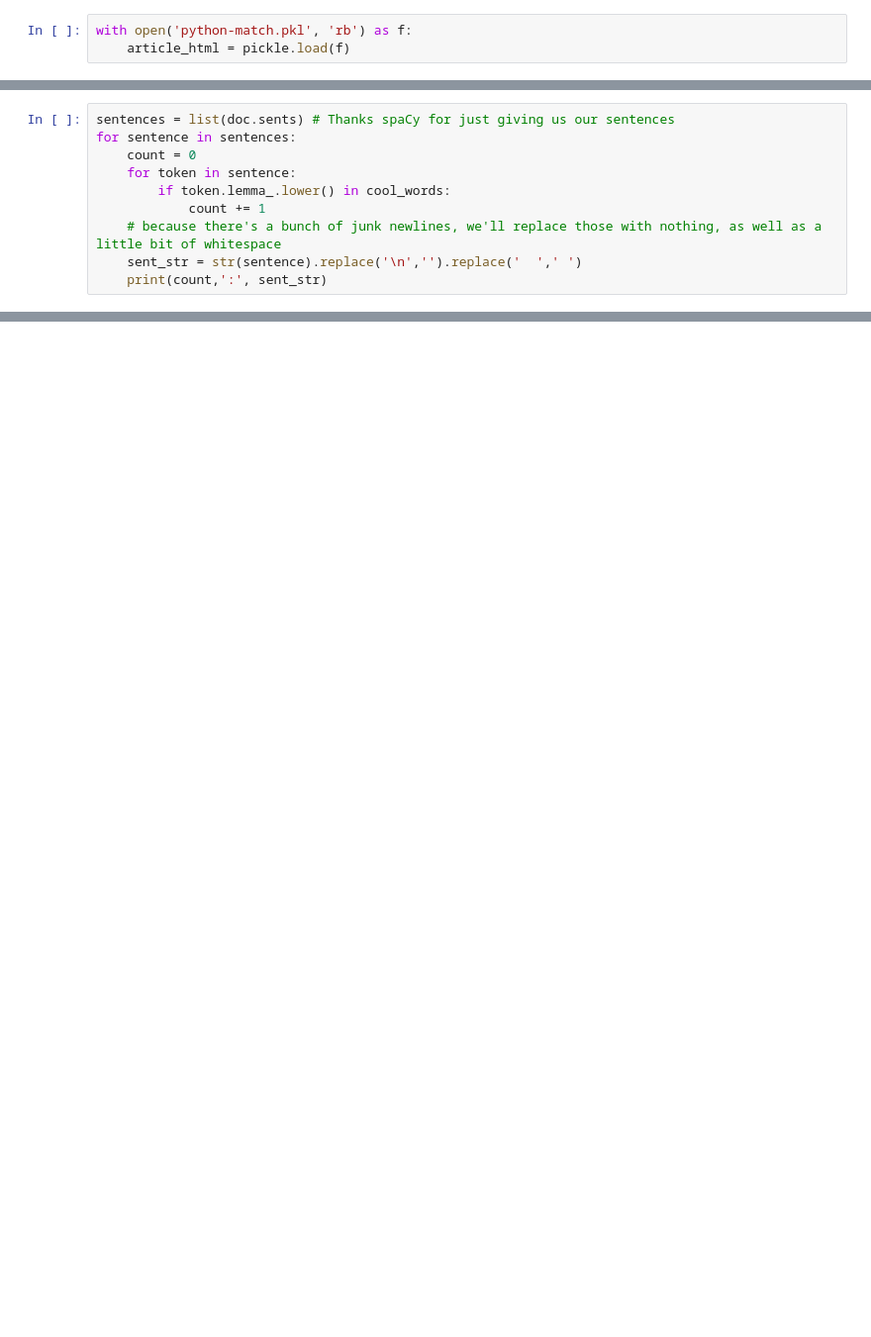
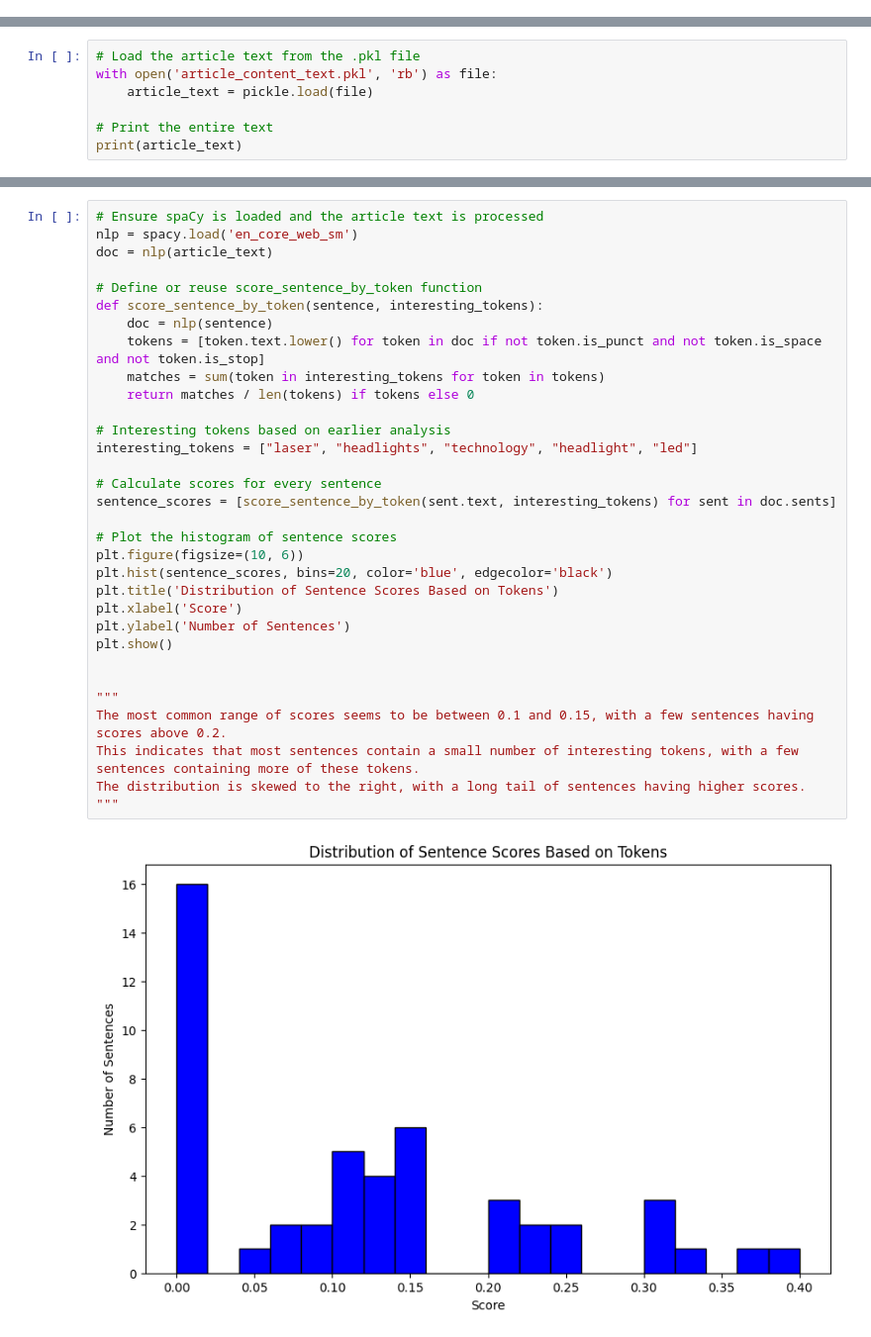
Before and after one commit to dgraves4/web-scraping, a Jupyter notebook: web_scraping.ipynb, the cells around one changed output, grey strips where cells are left out. Shown at 99% size. Drawn from its saved outputs; the diff is of its cells as text; blank space fills up the shorter version.

Commit message:
add assignment content and html export

```diff
--- a/web_scraping.ipynb
+++ b/web_scraping.ipynb
@@ -110,3 +50,0 @@ with open('python-match.pkl', 'wb') as f:
-# %%
-with open('python-match.pkl', 'rb') as f:
-    article_html = pickle.load(f)
@@ -260,10 +50,0 @@ As an experiment, let's see how many words in each sentence are important (or "c
-# %%
-sentences = list(doc.sents) # Thanks spaCy for just giving us our sentences
-for sentence in sentences:
-    count = 0
-    for token in sentence:
-        if token.lemma_.lower() in cool_words:
-            count += 1
-    # because there's a bunch of junk newlines, we'll replace those with nothing, as well as a little bit of whitespace
-    sent_str = str(sentence).replace('\n','').replace('  ',' ')
-    print(count,':', sent_str)
@@ -317,0 +85,7 @@ Rejoice!
+# %%
+# Load the article text from the .pkl file
+with open('article_content_text.pkl', 'rb') as file:
+    article_text = pickle.load(file)
+
+# Print the entire text
+print(article_text)
@@ -317,0 +243,34 @@ Rejoice!
+# %%
+# Ensure spaCy is loaded and the article text is processed
+nlp = spacy.load('en_core_web_sm')
+doc = nlp(article_text)
+
+# Define or reuse score_sentence_by_token function
+def score_sentence_by_token(sentence, interesting_tokens):
+    doc = nlp(sentence)
+    tokens = [token.text.lower() for token in doc if not token.is_punct and not token.is_space and not token.is_stop]
+    matches = sum(token in interesting_tokens for token in tokens)
+    return matches / len(tokens) if tokens else 0
+
+# Interesting tokens based on earlier analysis
+interesting_tokens = ["laser", "headlights", "technology", "headlight", "led"]
+
+# Calculate scores for every sentence
+sentence_scores = [score_sentence_by_token(sent.text, interesting_tokens) for sent in doc.sents]
+
+# Plot the histogram of sentence scores
+plt.figure(figsize=(10, 6))
+plt.hist(sentence_scores, bins=20, color='blue', edgecolor='black')
+plt.title('Distribution of Sentence Scores Based on Tokens')
+plt.xlabel('Score')
+plt.ylabel('Number of Sentences')
+plt.show()
+
+
+"""
+The most common range of scores seems to be between 0.1 and 0.15, with a few sentences having scores above 0.2.
+This indicates that most sentences contain a small number of interesting tokens, with a few sentences containing more of these tokens.
+The distribution is skewed to the right, with a long tail of sentences having higher scores.
+"""
+# %% [output]
+[figure, added]
```
Also changed, not shown: parts of 61 cells of this notebook, 3 other files.
